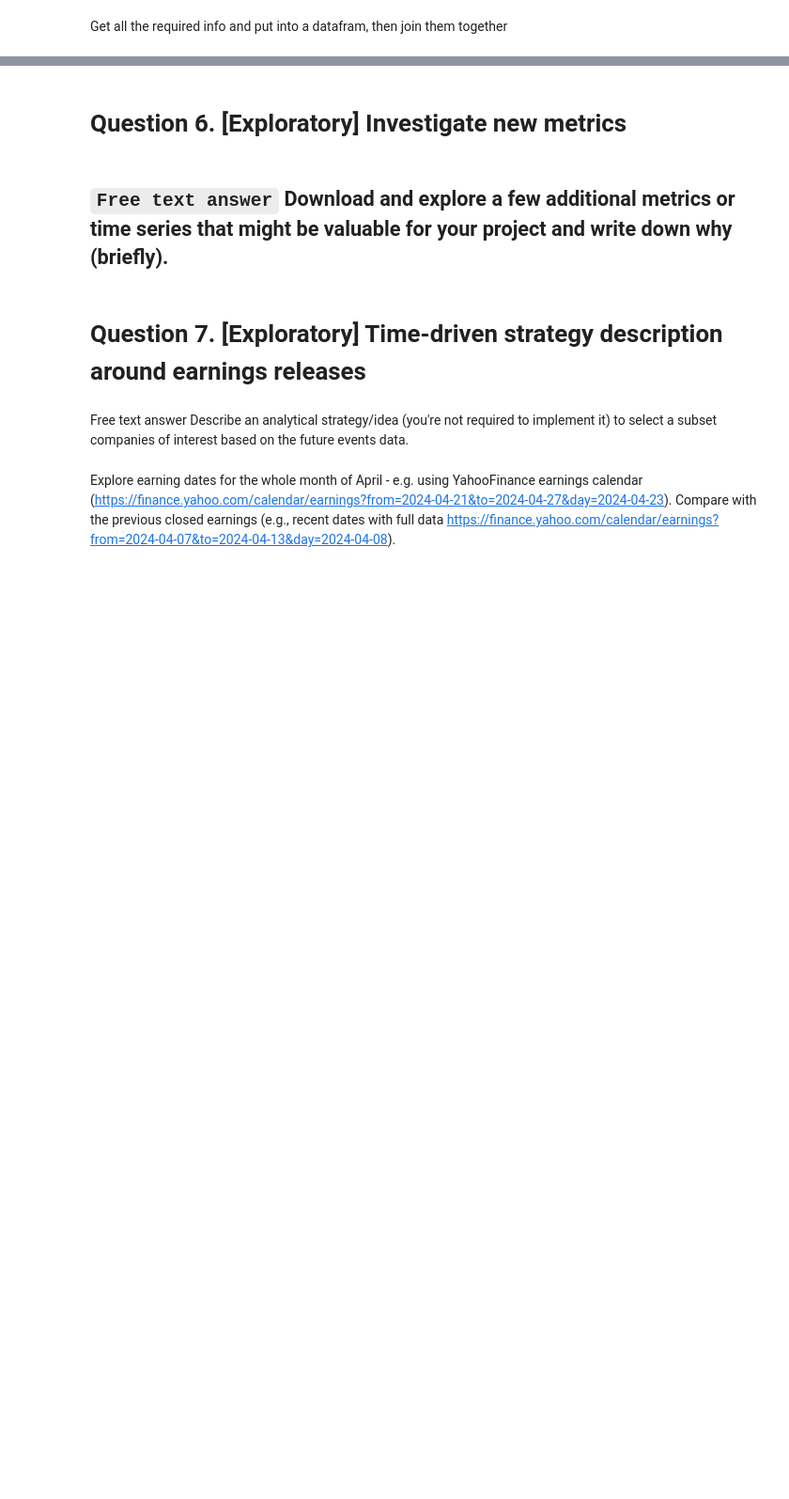
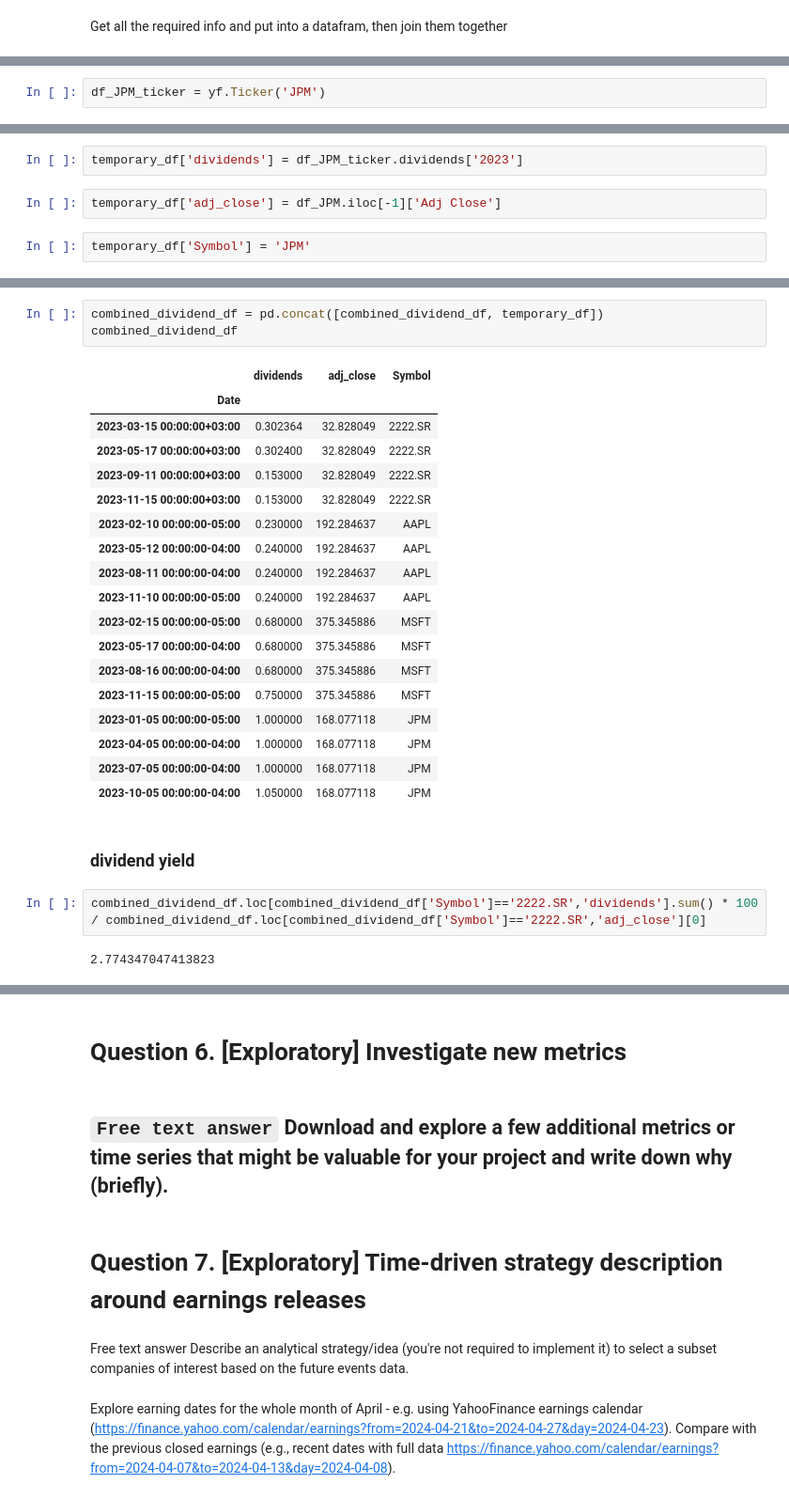
Before and after one commit to MekongDelta-mind/stock-markets-analytics-zoomcamp, a Jupyter notebook: cohorts/2024/mod1_sma_in_python.ipynb, the cells around one changed output, grey strips where cells are left out. Shown: that part at 94% size. Drawn from its saved outputs; the diff is of its cells as text; blank space fills up the shorter version.

```diff
--- a/cohorts/2024/mod1_sma_in_python.ipynb
+++ b/cohorts/2024/mod1_sma_in_python.ipynb
@@ -639,0 +873,2 @@ dividend_df['adj_close'] = df_2222_SR.iloc[-1]['Adj Close']
+# %%
+df_JPM_ticker = yf.Ticker('JPM')
@@ -639,0 +911,6 @@ dividend_df['adj_close'] = df_2222_SR.iloc[-1]['Adj Close']
+# %%
+temporary_df['dividends'] = df_JPM_ticker.dividends['2023']
+# %%
+temporary_df['adj_close'] = df_JPM.iloc[-1]['Adj Close']
+# %%
+temporary_df['Symbol'] = 'JPM'
@@ -639,0 +926,28 @@ dividend_df['adj_close'] = df_2222_SR.iloc[-1]['Adj Close']
+# %%
+combined_dividend_df = pd.concat([combined_dividend_df, temporary_df])
+combined_dividend_df
+# %% [output]
+|  | dividends | adj_close | Symbol |
+| Date |  |  |  |
+| 2023-03-15 00:00:00+03:00 | 0.302364 | 32.828049 | 2222.SR |
+| 2023-05-17 00:00:00+03:00 | 0.302400 | 32.828049 | 2222.SR |
+| 2023-09-11 00:00:00+03:00 | 0.153000 | 32.828049 | 2222.SR |
+| 2023-11-15 00:00:00+03:00 | 0.153000 | 32.828049 | 2222.SR |
+| 2023-02-10 00:00:00-05:00 | 0.230000 | 192.284637 | AAPL |
+| 2023-05-12 00:00:00-04:00 | 0.240000 | 192.284637 | AAPL |
+| 2023-08-11 00:00:00-04:00 | 0.240000 | 192.284637 | AAPL |
+| 2023-11-10 00:00:00-05:00 | 0.240000 | 192.284637 | AAPL |
+| 2023-02-15 00:00:00-05:00 | 0.680000 | 375.345886 | MSFT |
+| 2023-05-17 00:00:00-04:00 | 0.680000 | 375.345886 | MSFT |
+| 2023-08-16 00:00:00-04:00 | 0.680000 | 375.345886 | MSFT |
+| 2023-11-15 00:00:00-05:00 | 0.750000 | 375.345886 | MSFT |
+| 2023-01-05 00:00:00-05:00 | 1.000000 | 168.077118 | JPM |
+| 2023-04-05 00:00:00-04:00 | 1.000000 | 168.077118 | JPM |
+| 2023-07-05 00:00:00-04:00 | 1.000000 | 168.077118 | JPM |
+| 2023-10-05 00:00:00-04:00 | 1.050000 | 168.077118 | JPM |
+# %% [markdown]
+### dividend yield
+# %%
+combined_dividend_df.loc[combined_dividend_df['Symbol']=='2222.SR','dividends'].sum() * 100 / combined_dividend_df.loc[combined_dividend_df['Symbol']=='2222.SR','adj_close'][0]
+# %% [output]
+2.774347047413823
```
Also changed, not shown: parts of 63 cells of this notebook.
